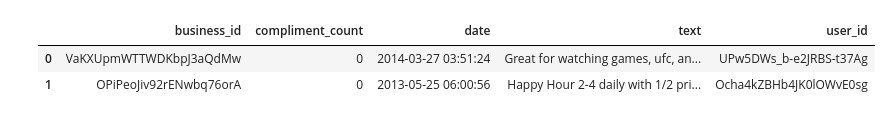
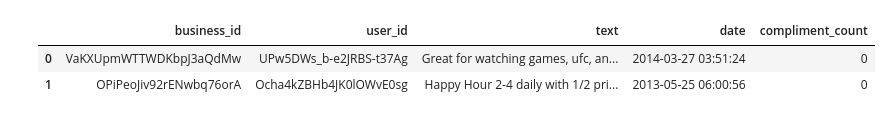
Before and after one commit to ridhi1412/personalization_final_proj, a Jupyter notebook: python/EDA.ipynb, the cells around one changed output. Saved outputs shown, nothing was run; the diff lists cells and outputs as text; code cells hidden in the pictures.

```diff
--- a/python/EDA.ipynb
+++ b/python/EDA.ipynb
@@ -10,9 +10,9 @@ gc.collect()
 warnings.simplefilter('ignore')
 # %%
 # Loading user json
-line_count = len(open("../data/review.json").readlines())
+line_count = len(open("../data/review.json", encoding="utf8").readlines())
 user_ids, business_ids, stars, dates = [], [], [], []
-with open("../data/review.json") as f:
+with open("../data/review.json", encoding="utf8") as f:
     for line in tqdm(f, total=line_count):
         blob = json.loads(line)
         user_ids += [blob["user_id"]]
@@ -27,12 +27,12 @@ ratings = pd.DataFrame(
 # %%
 # To get business json
 
-line_count = len(open("../data/business.json").readlines())
+line_count = len(open("../data/business.json", encoding="utf8").readlines())
 name, business_id, address, city, state, postal_code = [], [], [], [], [], []
 latitude, longitude, stars, review_count = [], [], [], []
 is_open, attributes, GoodForKids, categories, hours = [], [], [], [], []
 
-with open("../data/business.json") as f:
+with open("../data/business.json", encoding="utf8") as f:
     for line in tqdm(f, total=line_count):
         blob = json.loads(line)
         name += [blob["name"]]
@@ -55,14 +55,14 @@ business = pd.DataFrame(
 # %%
 # To get user json
 
-line_count = len(open("../data/user.json").readlines())
+line_count = len(open("../data/user.json", encoding="utf8").readlines())
 name, user_id, review_count, yelping_since, useful = [], [], [], [], []
 funny, cool, elite, fans = [], [], [], []
 average_stars, compliment_hot, compliment_more, compliment_profile = [], [], [], []
 compliment_cute, compliment_list, compliment_note, compliment_plain, compliment_cool = [], [], [], [], []
 compliment_funny, compliment_writer, compliment_photos = [], [], []
 
-with open("../data/user.json") as f:
+with open("../data/user.json", encoding="utf8") as f:
     for line in tqdm(f, total=line_count):
         blob = json.loads(line)
         name += [blob["name"]]
@@ -111,31 +111,31 @@ user.head(2)
 # %%
 # To get tip json
 
-line_count = len(open("../data/tip.json").readlines())
+line_count = len(open("../data/tip.json", encoding="utf8").readlines())
 business_id, user_id, text, date, compliment_count = [], [], [], [], []
 
-with open("../data/tip.json") as f:
+with open("../data/tip.json", encoding="utf8") as f:
     for line in tqdm(f, total=line_count):
         blob = json.loads(line)
         business_id += [blob["business_id"]]
         user_id += [blob["user_id"]]
         text += [blob["text"]]
         date += [blob["date"]]
         compliment_count += [blob["compliment_count"]]
 
 gc.collect()
 tip = pd.DataFrame(
  {
     "business_id":business_id, "user_id":user_id, "text":text,
      "date":date, "compliment_count":compliment_count
  }
 )
 
 tip.head(2)
 # %% [output]
-|  | business_id | compliment_count | date | text | user_id |
-| 0 | VaKXUpmWTTWDKbpJ3aQdMw | 0 | 2014-03-27 03:51:24 | Great for watching games, ufc, an... | UPw5DWs_b-e2JRBS-t37Ag |
-| 1 | OPiPeoJiv92rENwbq76orA | 0 | 2013-05-25 06:00:56 | Happy Hour 2-4 daily with 1/2 pri... | Ocha4kZBHb4JK0lOWvE0sg |
+|  | business_id | user_id | text | date | compliment_count |
+| 0 | VaKXUpmWTTWDKbpJ3aQdMw | UPw5DWs_b-e2JRBS-t37Ag | Great for watching games, ufc, an... | 2014-03-27 03:51:24 | 0 |
+| 1 | OPiPeoJiv92rENwbq76orA | Ocha4kZBHb4JK0lOWvE0sg | Happy Hour 2-4 daily with 1/2 pri... | 2013-05-25 06:00:56 | 0 |
 # %%
 # Hackerman ;p
 #print(user[user['name']=='Ridhi'])
```
Also changed, not shown: parts of 19 cells of this notebook.
